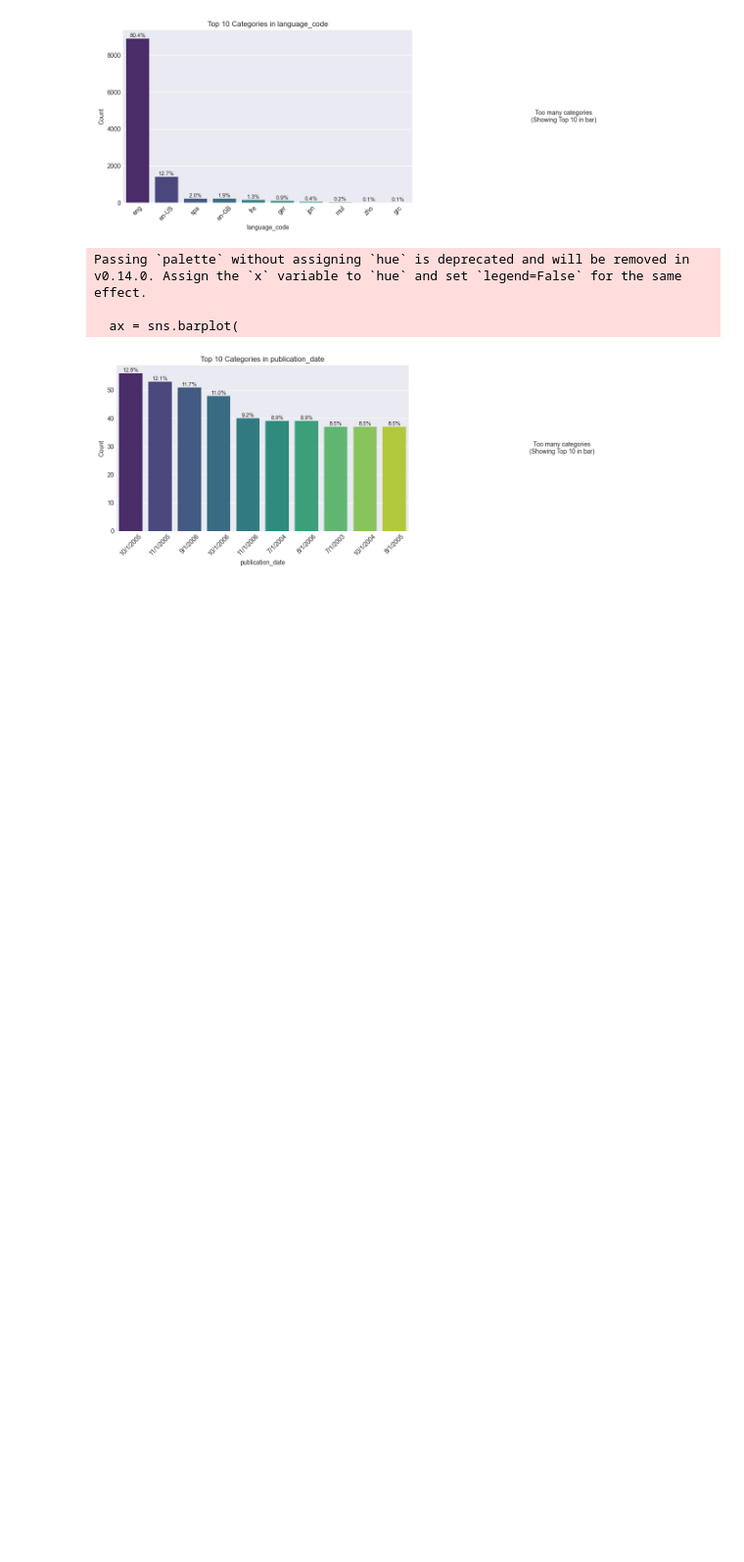
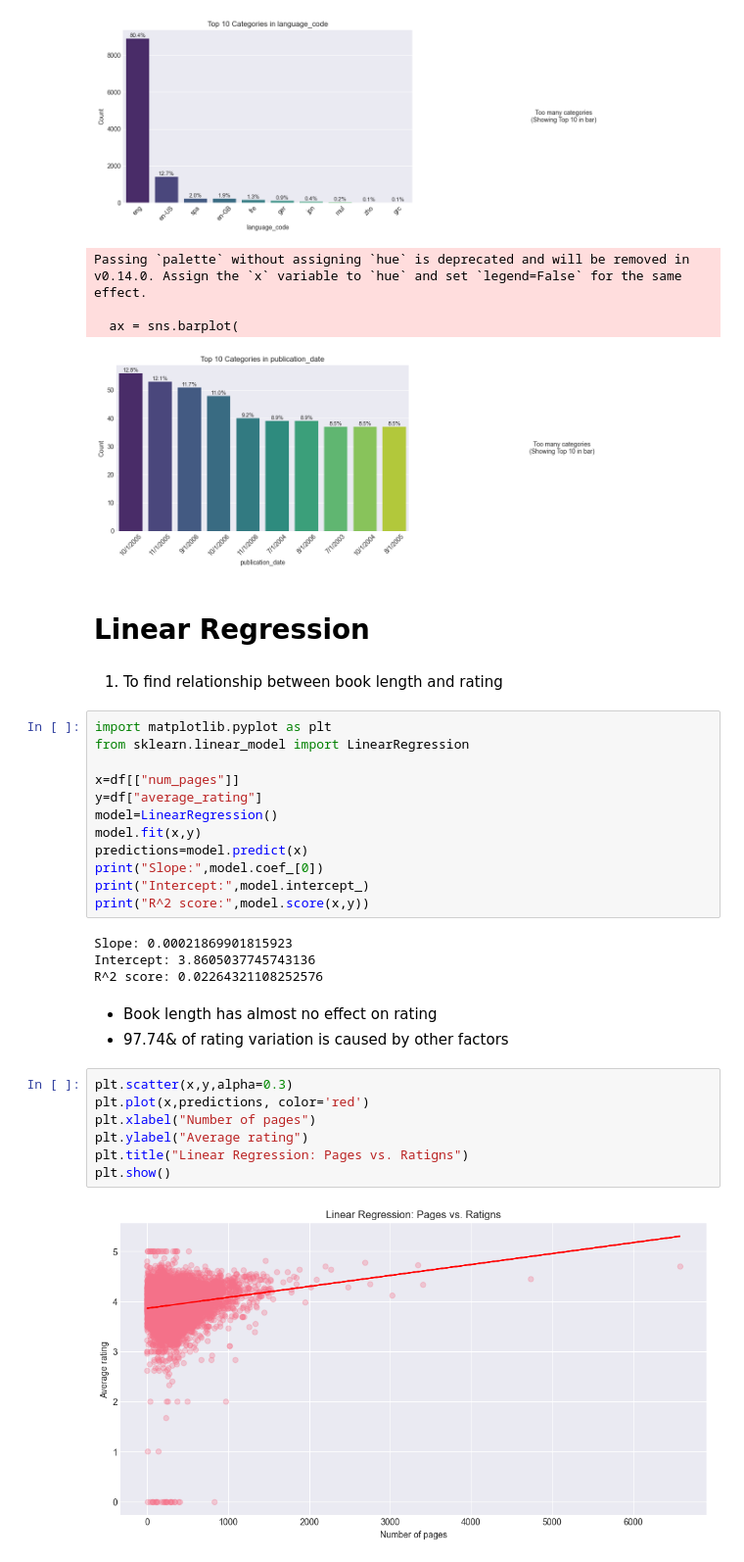
Before and after one commit to suhani-k7/GoodReads-EDA, a Jupyter notebook: eda.ipynb, the cells around one changed output. Shown at 98% size. Cells and saved outputs as stored; diff of their text form; blank space fills up the shorter version.

Commit message:
worked on basic linear regression models

```diff
--- a/eda.ipynb
+++ b/eda.ipynb
@@ -202,3 +202,35 @@ Passing `palette` without assigning `hue` is deprecated and will be removed in v
 
   ax = sns.barplot(
 [figure]
+# %% [markdown]
+# Linear Regression
+# %% [markdown]
+1. To find relationship between book length and rating
+# %%
+import matplotlib.pyplot as plt
+from sklearn.linear_model import LinearRegression
+
+x=df[["num_pages"]]
+y=df["average_rating"]
+model=LinearRegression()
+model.fit(x,y)
+predictions=model.predict(x)
+print("Slope:",model.coef_[0])
+print("Intercept:",model.intercept_)
+print("R^2 score:",model.score(x,y))
+# %% [output]
+Slope: 0.00021869901815923
+Intercept: 3.8605037745743136
+R^2 score: 0.02264321108252576
+# %% [markdown]
+- Book length has almost no effect on rating
+- 97.74& of rating variation is caused by other factors
+# %%
+plt.scatter(x,y,alpha=0.3)
+plt.plot(x,predictions, color='red')
+plt.xlabel("Number of pages")
+plt.ylabel("Average rating")
+plt.title("Linear Regression: Pages vs. Ratigns")
+plt.show()
+# %% [output]
+[figure, added]
```
Also changed, not shown: parts of 10 cells of this notebook.
